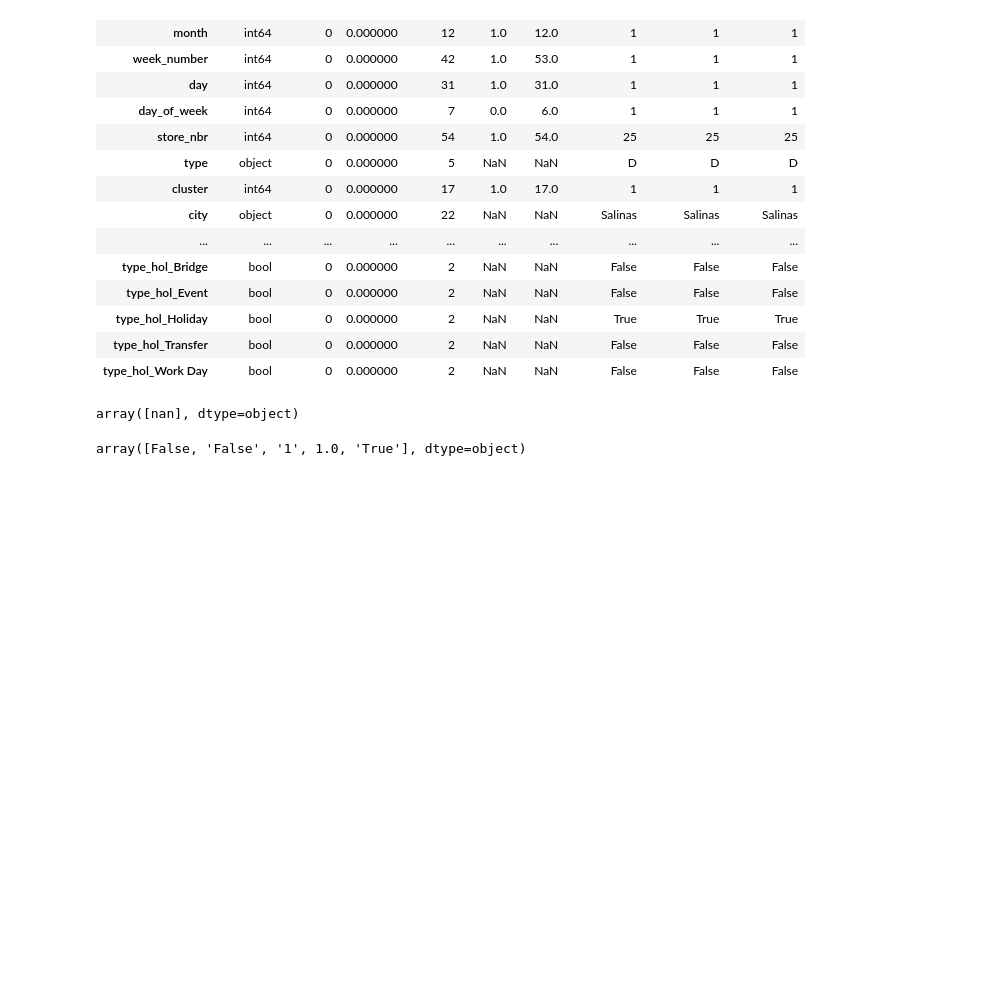
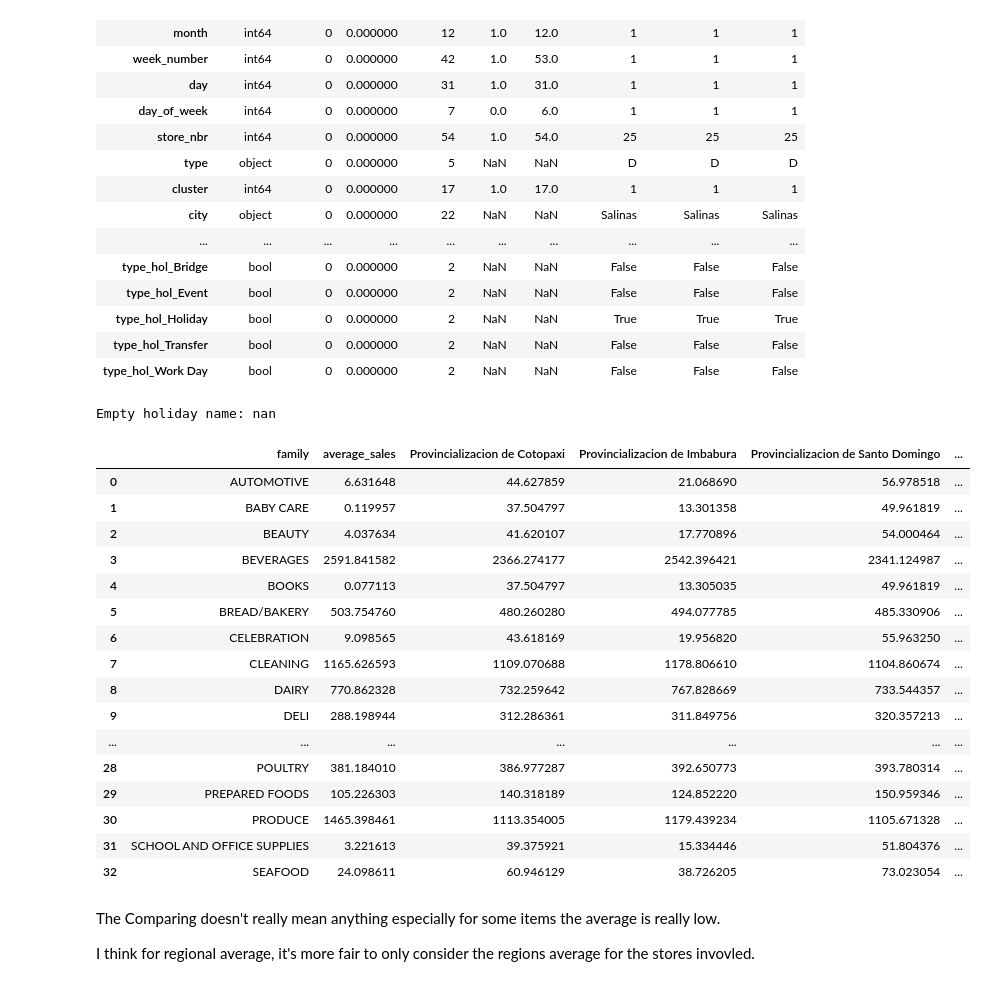
Before and after one commit to arielxinsu/Erdos_Grocery_Sales, a Jupyter notebook: holidays.ipynb, the cells around one changed output. Drawn from its saved outputs; the diff is of its cells as text; code cells hidden in the pictures; blank space fills up the shorter version.

Commit message:
holiday analaysis

```diff
--- a/holidays.ipynb
+++ b/holidays.ipynb
@@ -201,6 +210,6 @@ Only look into the holidays that are celebrated. Not inlucding the transferred/b
 # %%
 df_hol_all = df[(df.hol_Nat == 1) | (df.hol_Reg == 1) | (df.hol_Loc == 1)  ]
-df_hol_true = df_hol_all[(df_hol_all.type_hol_Holiday == 1) & (df_hol_all.transferred == 0) ]  # Only those holidays + celebrated
+df_hol_true = df_hol_all[(df_hol_all.type_hol_Holiday == 1) & (df_hol_all.transferred.isin([False, 'False']) ) ]  # Only those holidays + celebrated
 # %%
 # print(df_hol_true)
 utility.summary(df_hol_all)
@@ -223,13 +232,58 @@ data shape: (241131, 29)
 | type_hol_Holiday | bool | 0 | 0.000000 | 2 | NaN | NaN | True | True | True |
 | type_hol_Transfer | bool | 0 | 0.000000 | 2 | NaN | NaN | False | False | False |
 | type_hol_Work Day | bool | 0 | 0.000000 | 2 | NaN | NaN | False | False | False |
-# %%
-df_hol_true.hol_loc_name.unique()
-# %% [output]
-array([nan], dtype=object)
-# %%
-# Check holidays:
-df_hol_all.transferred.unique()
-# The transferred is not right.
-# %% [output]
-array([False, 'False', '1', 1.0, 'True'], dtype=object)
+# %%
+# Calculate the average values for all the items when not holidays or events
+df_non_hol = df[(df.hol_Nat == 0) | (df.hol_Reg == 0) | (df.hol_Loc == 0) ]
+df_sale = pd.DataFrame(columns=['family', 'average_sales_non_hol'])
+# Loop through each unique family in the filtered dataframe
+# Initialize an empty list to collect results
+results = []
+for item in df_non_hol['family'].unique():
+    # Calculate the mean sales for each family and add it to the dataframe
+    avg_sales = np.nanmean(df_non_hol[df_non_hol['family'] == item]['sales'])
+    # Append a dictionary with 'family' and 'average_sales' to results list
+    results.append({'family': item, 'average_sales': avg_sales})
+
+# Convert the results list to a DataFrame
+df_sale = pd.DataFrame(results)
+# print(df_sale)
+# %%
+# Add that for holidays
+# National is too complicated. start from Regional
+df_sale_regional = df_sale
+for hol in df_hol_true.hol_Reg_name.unique():
+    if  pd.isna(hol):
+        print("Empty holiday name:", hol)
+        continue
+    # Calculate the average for each item:
+    for item in df_non_hol['family'].unique():
+        average_sales = np.nanmean(df_hol_true[(df_hol_true.family == item) | (df_hol_true.hol_Reg_name == hol)]['sales'])
+        df_sale_regional.loc[df_sale_regional['family'] == item, hol] = average_sales
+#print(df_sale)
+# %% [output]
+Empty holiday name: nan
+# %%
+df_sale_regional
+# %% [output]
+|  | family | average_sales | Provincializacion de Cotopaxi | Provincializacion de Imbabura | Provincializacion de Santo Domingo | ... |
+| 0 | AUTOMOTIVE | 6.631648 | 44.627859 | 21.068690 | 56.978518 | ... |
+| 1 | BABY CARE | 0.119957 | 37.504797 | 13.301358 | 49.961819 | ... |
+| 2 | BEAUTY | 4.037634 | 41.620107 | 17.770896 | 54.000464 | ... |
+| 3 | BEVERAGES | 2591.841582 | 2366.274177 | 2542.396421 | 2341.124987 | ... |
+| 4 | BOOKS | 0.077113 | 37.504797 | 13.305035 | 49.961819 | ... |
+| 5 | BREAD/BAKERY | 503.754760 | 480.260280 | 494.077785 | 485.330906 | ... |
+| 6 | CELEBRATION | 9.098565 | 43.618169 | 19.956820 | 55.963250 | ... |
+| 7 | CLEANING | 1165.626593 | 1109.070688 | 1178.806610 | 1104.860674 | ... |
+| 8 | DAIRY | 770.862328 | 732.259642 | 767.828669 | 733.544357 | ... |
+| 9 | DELI | 288.198944 | 312.286361 | 311.849756 | 320.357213 | ... |
+| ... | ... | ... | ... | ... | ... | ... |
+| 28 | POULTRY | 381.184010 | 386.977287 | 392.650773 | 393.780314 | ... |
+| 29 | PREPARED FOODS | 105.226303 | 140.318189 | 124.852220 | 150.959346 | ... |
+| 30 | PRODUCE | 1465.398461 | 1113.354005 | 1179.439234 | 1105.671328 | ... |
+| 31 | SCHOOL AND OFFICE SUPPLIES | 3.221613 | 39.375921 | 15.334446 | 51.804376 | ... |
+| 32 | SEAFOOD | 24.098611 | 60.946129 | 38.726205 | 73.023054 | ... |
+# %% [markdown]
+The Comparing doesn't really mean anything especially for some items the average is really low.
+
+I think for regional average, it's more fair to only consider the regions average for the stores invovled.
```
Also changed, not shown: parts of 5 cells of this notebook, 1 other file.
